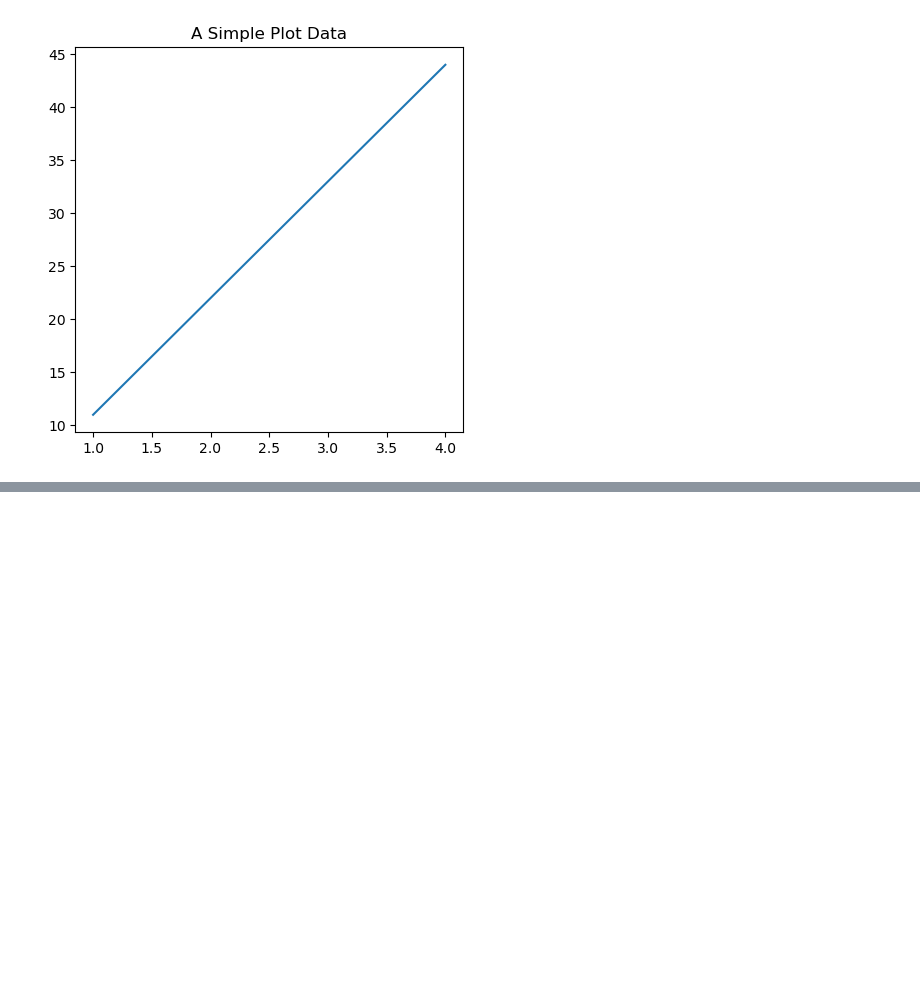
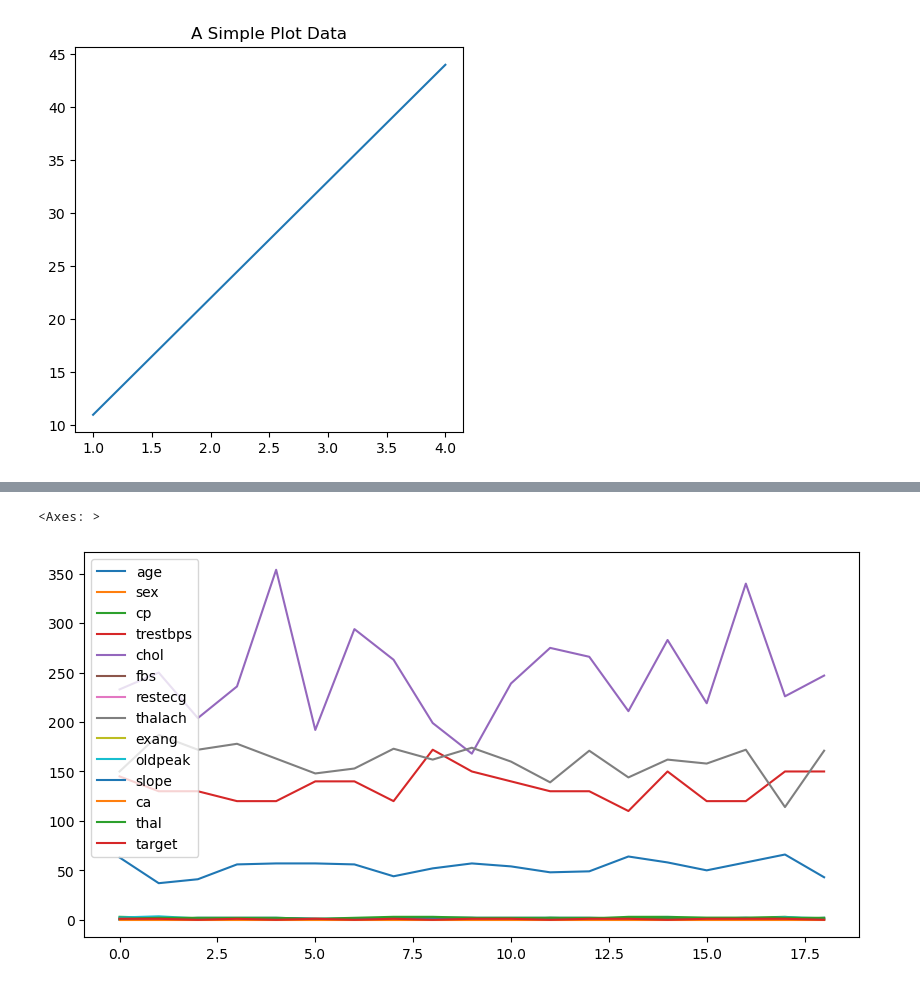
Before and after one commit to Elabs-llc/Machine-Learning, a Jupyter notebook: learn_matplotlib.ipynb, the cells around one changed output, grey strips where cells are left out. Cells and saved outputs as stored; diff of their text form; code cells hidden in the pictures; blank space fills up the shorter version.

```diff
--- a/learn_matplotlib.ipynb
+++ b/learn_matplotlib.ipynb
@@ -68,0 +96,5 @@ ValueError: too many values to unpack (expected 2)
+# %%
+heart_disease.plot(figsize=(10, 5))
+# %% [output]
+<Axes: >
+[figure, added]
```
Also changed, not shown: parts of 14 cells of this notebook, 1 other file.
